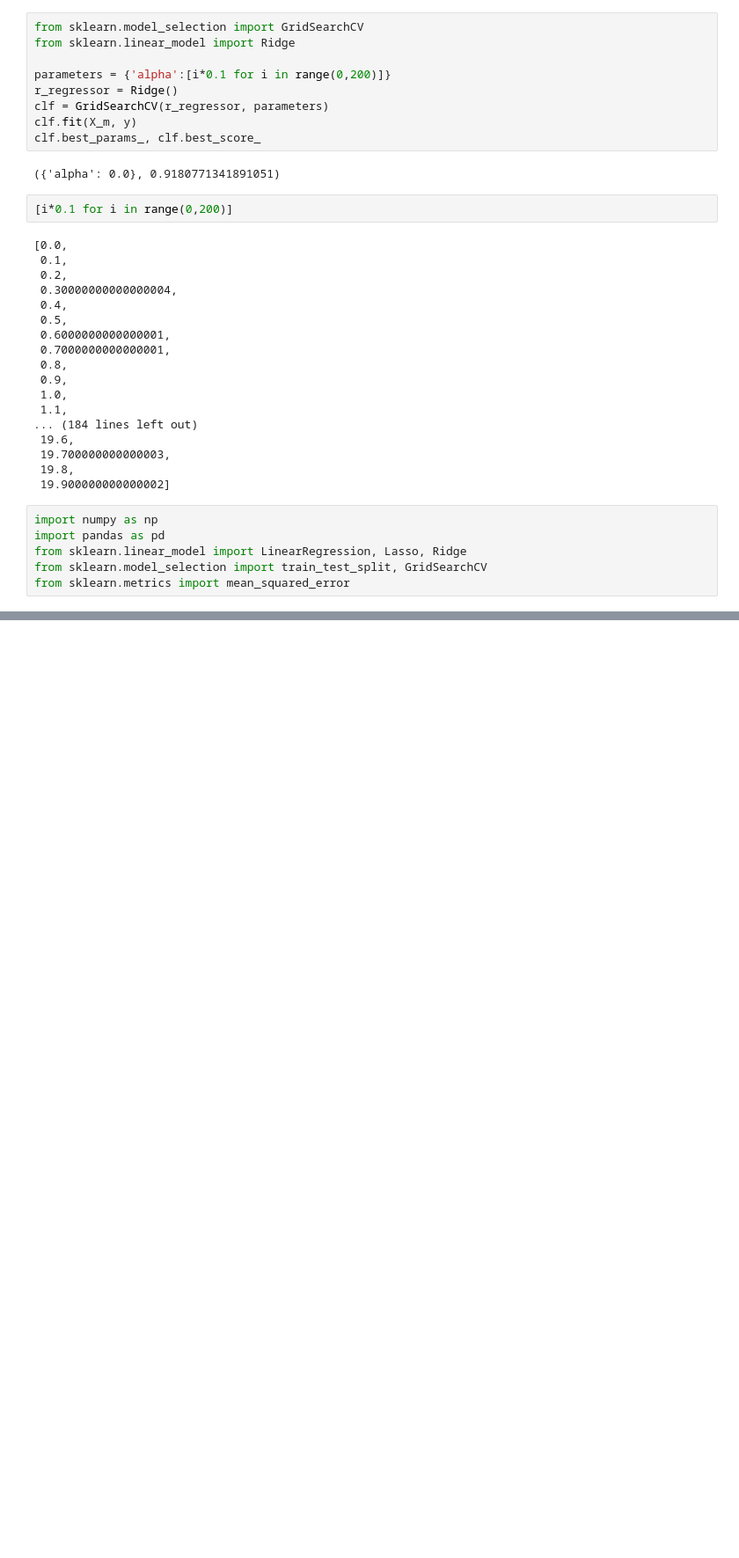
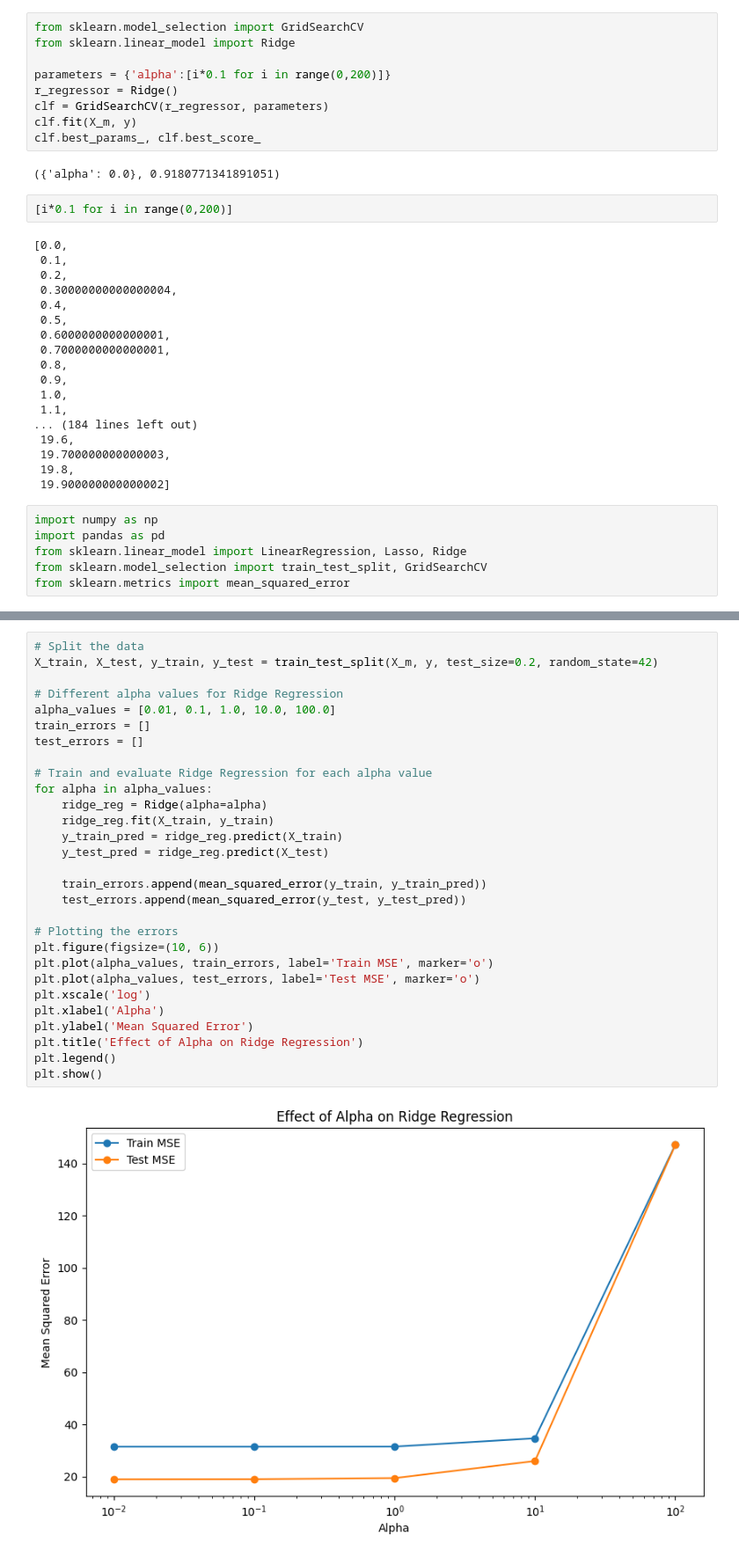
Before and after one commit to HSKayman/My_Improvement_Path, a Jupyter notebook: Data_Science_Magnimind/Machine_Learning/LinearReg/LinearReg_FromScratch.ipynb, the cells around one changed output, grey strips where cells are left out. Shown at 88% size. Cells and saved outputs as stored; diff of their text form; blank space fills up the shorter version.

```diff
--- a/Data_Science_Magnimind/Machine_Learning/LinearReg/LinearReg_FromScratch.ipynb
+++ b/Data_Science_Magnimind/Machine_Learning/LinearReg/LinearReg_FromScratch.ipynb
@@ -295,0 +331,31 @@ Best Ridge Regression MSE: 28.90738754925987
+# %%
+# Split the data
+X_train, X_test, y_train, y_test = train_test_split(X_m, y, test_size=0.2, random_state=42)
+
+# Different alpha values for Ridge Regression
+alpha_values = [0.01, 0.1, 1.0, 10.0, 100.0]
+train_errors = []
+test_errors = []
+
+# Train and evaluate Ridge Regression for each alpha value
+for alpha in alpha_values:
+    ridge_reg = Ridge(alpha=alpha)
+    ridge_reg.fit(X_train, y_train)
+    y_train_pred = ridge_reg.predict(X_train)
+    y_test_pred = ridge_reg.predict(X_test)
+
+    train_errors.append(mean_squared_error(y_train, y_train_pred))
+    test_errors.append(mean_squared_error(y_test, y_test_pred))
+
+# Plotting the errors
+plt.figure(figsize=(10, 6))
+plt.plot(alpha_values, train_errors, label='Train MSE', marker='o')
+plt.plot(alpha_values, test_errors, label='Test MSE', marker='o')
+plt.xscale('log')
+plt.xlabel('Alpha')
+plt.ylabel('Mean Squared Error')
+plt.title('Effect of Alpha on Ridge Regression')
+plt.legend()
+plt.show()
+# %% [output]
+[figure, added]
```
Also changed, not shown: parts of 4 cells of this notebook, 1 other file.
